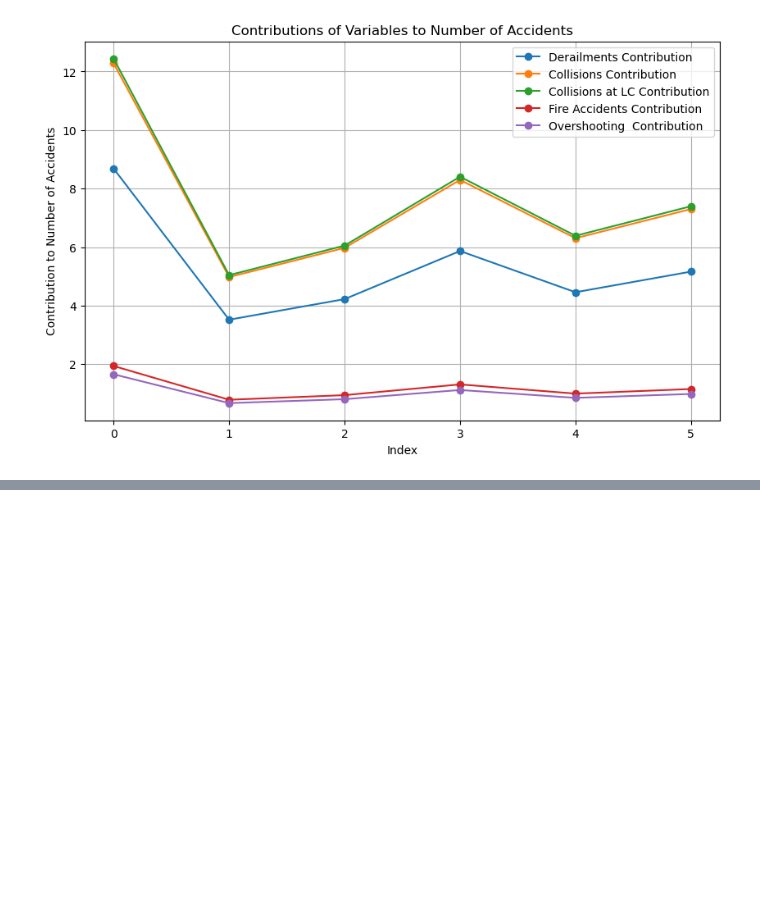
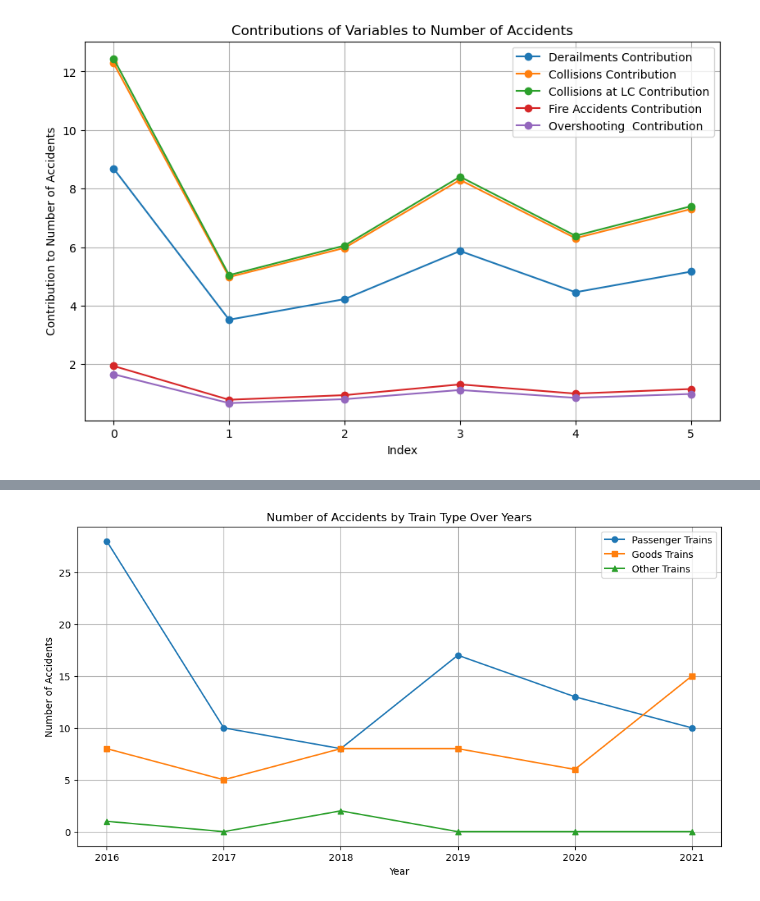
Before and after one commit to Nasir-Hussain-Datascientist/railway-accidents-data-analysis, a Jupyter notebook: revised/Combined/N/combined new.ipynb, the cells around one changed output, grey strips where cells are left out. Drawn from its saved outputs; the diff is of its cells as text; code cells hidden in the pictures; blank space fills up the shorter version.

```diff
--- a/revised/Combined/N/combined new.ipynb
+++ b/revised/Combined/N/combined new.ipynb
@@ -223 +244,81 @@ plt.show()
 [figure]
+# %%
+import pandas as pd
+import statsmodels.api as sm
+import matplotlib.pyplot as plt
+
+# Load the data
+file_path = 'combined.xlsx'
+sheet_name = 'Types of Train'
+df = pd.read_excel(file_path, sheet_name=sheet_name)
+
+# Replace spaces in column names with underscores
+df.columns = df.columns.str.replace(' ', '_')
+
+# Print the DataFrame
+print("DataFrame:")
+print(df)
+
+# Prepare data for GLM
+X = df[['Passenager_train', 'Goods_Train', 'Other_Train']]
+y = df['No_of_Accidents']
+
+# Add a constant to the independent variables matrix (for intercept)
+X = sm.add_constant(X)
+
+# Fit the GLM model with Poisson family
+model = sm.GLM(y, X, family=sm.families.Poisson())
+results = model.fit()
+
+# Print the summary
+print("GLM Model Summary:")
+print(results.summary())
+
+# Print additional metrics
+print(f"Deviance: {results.deviance}")
+print(f"AIC: {results.aic}")
+
+# Calculate and print Pseudo R-squared (McFadden)
+null_model = sm.GLM(y, sm.add_constant(pd.DataFrame({'const': [1] * len(y)})), family=sm.families.Poisson()).fit()
+null_deviance = null_model.deviance
+pseudo_r_squared = 1 - (results.deviance / null_deviance)
+print(f"Pseudo R-squared (McFadden): {pseudo_r_squared}")
+
+# Function to save summary to file
+def save_summary_to_file(model_name, summary, deviance, aic, pseudo_r_squared, file_name='glm_summary.txt'):
+    with open(file_name, 'a') as f:
+        f.write(f"\nModel Summary for {model_name}:\n")
+        f.write(str(summary))
+        f.write(f"Deviance: {deviance}\n")
+        f.write(f"AIC: {aic}\n")
+        f.write(f"Pseudo R-squared (McFadden): {pseudo_r_squared}\n")
+        f.write("\n")
+
+# Save the current summary
+model_name = 'Train Types Accident Prediction'
+summary = results.summary()
+deviance = results.deviance
+aic = results.aic
+save_summary_to_file(model_name, summary, deviance, aic, pseudo_r_squared)
+
+# Plotting the number of accidents by train type over years
+plt.figure(figsize=(12, 6))
+
+# Plot number of accidents for Passenger trains
+plt.plot(df['Year'], df['Passenager_train'], marker='o', label='Passenger Trains')
+
+# Plot number of accidents for Goods trains
+plt.plot(df['Year'], df['Goods_Train'], marker='s', label='Goods Trains')
+
+# Plot number of accidents for Other trains
+plt.plot(df['Year'], df['Other_Train'], marker='^', label='Other Trains')
+
+plt.xlabel('Year')
+plt.ylabel('Number of Accidents')
+plt.title('Number of Accidents by Train Type Over Years')
+plt.legend()
+plt.grid(True)
+plt.xticks(df['Year'])  # Ensure all years are shown on the x-axis
+plt.savefig('accidents_by_train_type_over_years.png')
+plt.show()
+# %% [output]
@@ -223,0 +342 @@ plt.show()
+[figure, added]
```
Also changed, not shown: parts of 5 cells of this notebook, 22 other files.
